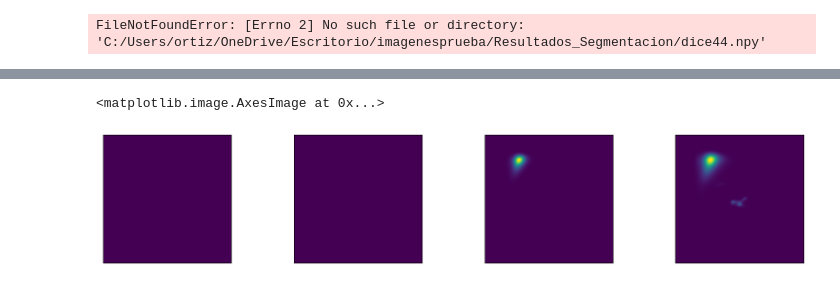
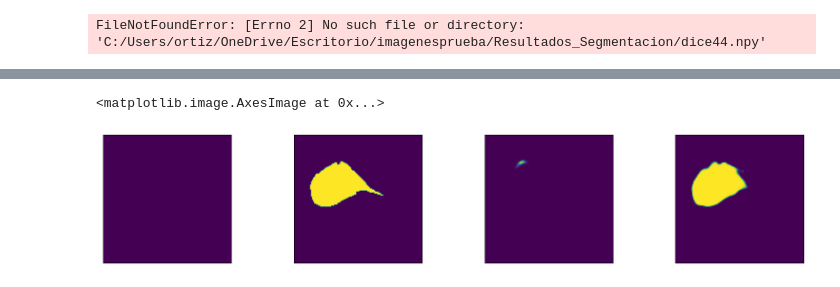
Before and after one commit to KevinOrtizDev/TFT, a Jupyter notebook: src/Trainer/SegmentationTrainer.ipynb, the cells around one changed output, grey strips where cells are left out. Cells and saved outputs as stored; diff of their text form; code cells hidden in the pictures.

```diff
--- a/src/Trainer/SegmentationTrainer.ipynb
+++ b/src/Trainer/SegmentationTrainer.ipynb
@@ -200,27 +417,27 @@ plt.colorbar()
 # %%
 import matplotlib.pyplot as plt
 
-labels = np.load("C:/Users/ortiz/OneDrive/Escritorio/imagenesprueba/label_resultado_iou/iou21.npy", allow_pickle=True)
-inputs = np.load("C:/Users/ortiz/OneDrive/Escritorio/imagenesprueba/Input_resultado_iou/iou11.npy", allow_pickle=True)
-d = np.load("C:/Users/ortiz/OneDrive/Escritorio/imagenesprueba/Resultados_Segmentacion_iou/iou21.npy", allow_pickle=True)
+labels = np.load("C:/Users/ortiz/OneDrive/Escritorio/imagenesprueba/label_resultado_iou/iou22.npy", allow_pickle=True)
+inputs = np.load("C:/Users/ortiz/OneDrive/Escritorio/imagenesprueba/Input_resultado_iou/iou22.npy", allow_pickle=True)
+d = np.load("C:/Users/ortiz/OneDrive/Escritorio/imagenesprueba/Resultados_Segmentacion_iou/iou22.npy", allow_pickle=True)
 
 plt.figure(figsize=(25, 3.5))
 plt.subplot(1,5,1)
 plt.xticks([])
 plt.yticks([])
-plt.imshow(labels[15][1])
+plt.imshow(labels[11][1])
 plt.subplot(1,5,2)
 plt.xticks([])
 plt.yticks([])
-plt.imshow(labels[35][0])
+plt.imshow(labels[11][0])
 plt.subplot(1,5,3)
 plt.xticks([])
 plt.yticks([])
 plt.imshow(d[11][1])
 plt.subplot(1,5,4)
 plt.xticks([])
 plt.yticks([])
 plt.imshow(d[11][0])
 # %% [output]
 <matplotlib.image.AxesImage at 0x...>
-[figure, old version]
+[figure, new version]
```
Also changed, not shown: parts of 22 cells of this notebook.
